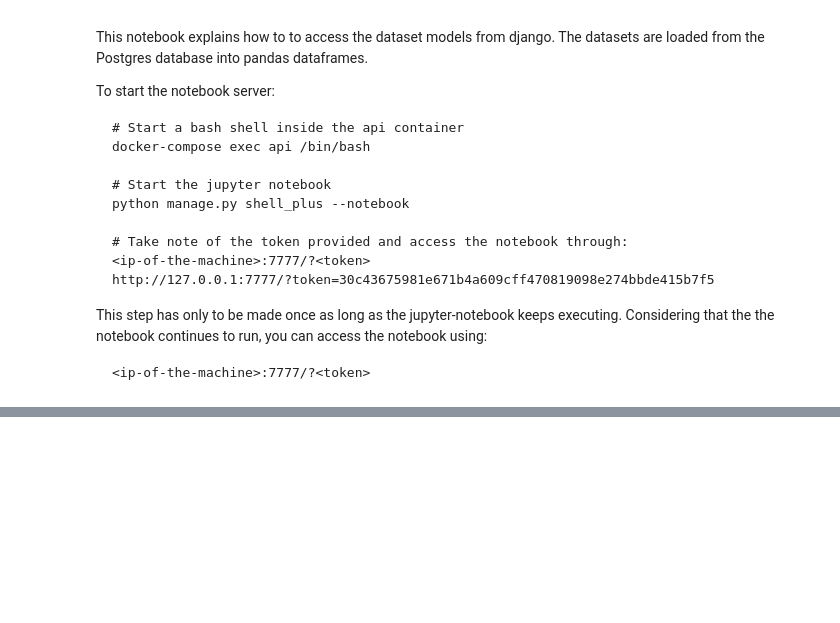
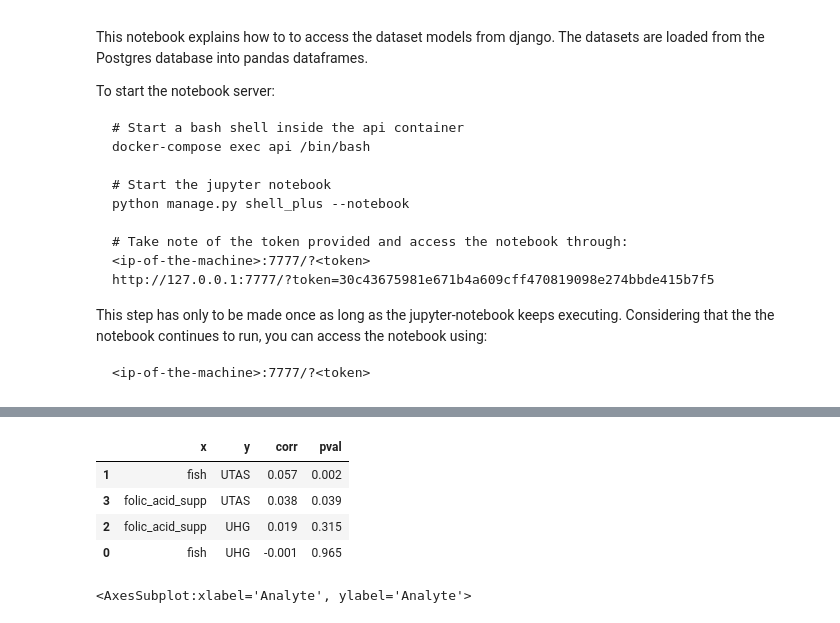
Before and after one commit to agostini01/harmonization-website, a Jupyter notebook: cohorts_proj/jupyter/custom-analysis-template.ipynb, the cells around one changed output, grey strips where cells are left out. Drawn from its saved outputs; the diff is of its cells as text; code cells hidden in the pictures; blank space fills up the shorter version.

```diff
--- a/cohorts_proj/jupyter/custom-analysis-template.ipynb
+++ b/cohorts_proj/jupyter/custom-analysis-template.ipynb
@@ -131,0 +92,20 @@ ax = sns.scatterplot(data=df, x='BCD', y='BHGE', hue='TimePeriod')
+# %%
+x_cols = ['fish','folic_acid_supp']
+y_cols = ['UHG','UTAS']
+
+analysis.getSpearmans(df1, x_cols, y_cols).round(3)
+# %% [output]
+|  | x | y | corr | pval |
+| 1 | fish | UTAS | 0.057 | 0.002 |
+| 3 | folic_acid_supp | UTAS | 0.038 | 0.039 |
+| 2 | folic_acid_supp | UHG | 0.019 | 0.315 |
+| 0 | fish | UHG | -0.001 | 0.965 |
+# %%
+to_corr_cols = ['TimePeriod', 'Member_c', 'Outcome', 'Outcome_weeks', 'age',
+       'ethnicity', 'race', 'education', 'BMI', 'income', 'smoking', 'parity',
+       'preg_complications', 'folic_acid_supp', 'fish', 'babySex', 'birthWt',
+       'birthLen', 'UTAS', 'CohortType']
+
+analysis.getCorrelationHeatmap(df2, to_corr_cols)
+# %% [output]
+<AxesSubplot:xlabel='Analyte', ylabel='Analyte'>
```
Also changed, not shown: parts of 21 cells of this notebook, 4 other files.
